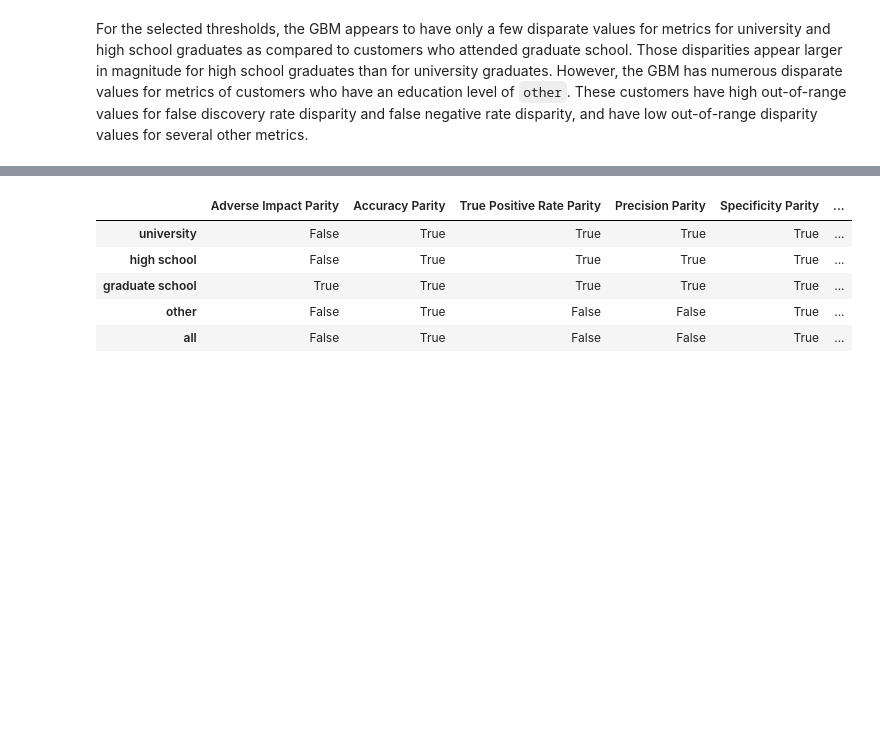
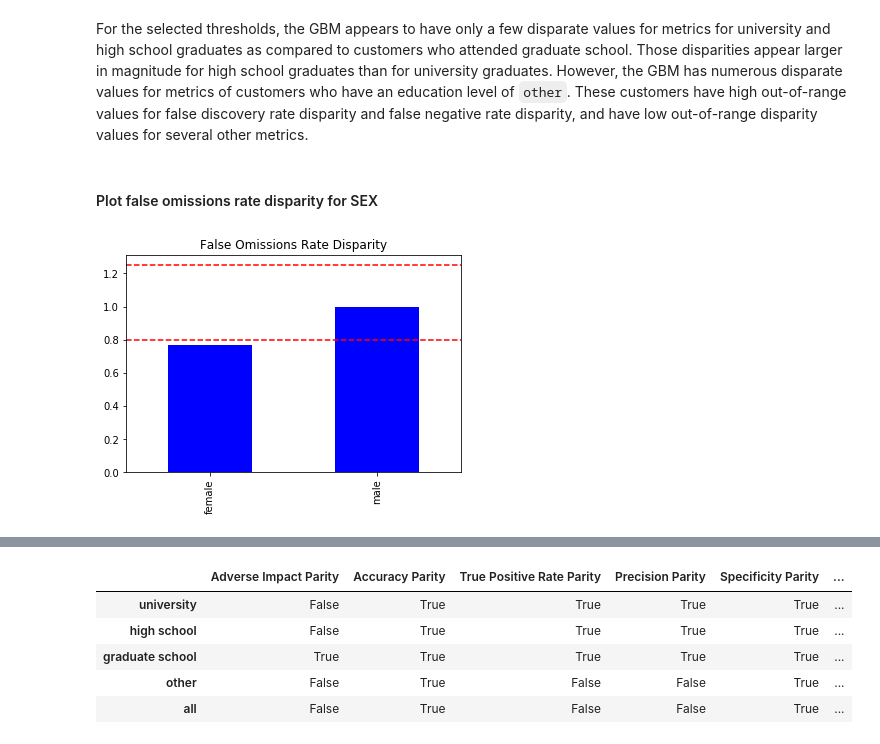
Before and after one commit to navdeep-G/interpretable-ml, a Jupyter notebook: python/jupyter-notebooks/credit/binomial/dia.ipynb, the cells around one changed output, grey strips where cells are left out. Cells and saved outputs as stored; diff of their text form; code cells hidden in the pictures; blank space fills up the shorter version.

```diff
--- a/python/jupyter-notebooks/credit/binomial/dia.ipynb
+++ b/python/jupyter-notebooks/credit/binomial/dia.ipynb
@@ -552,0 +636,20 @@ _ = metrics_frame['False Negative Rate'].plot(kind='bar', color='b', title='Fals
+# %%
+ref_level_gender = 'male' # user-defined reference level
+
+# init frame to store disparity measures
+disp_frame_gender = pd.DataFrame(index=sex_levels)
+
+# compare all metrics to reference level
+disp_frame_gender = metrics_frame_gender/metrics_frame_gender.loc[ref_level_gender, :]
+
+# change column names
+disp_frame_gender.columns=[col + ' Disparity' for col in metrics_frame_gender.columns]
+
+# small utility function to format pandas table output
+def disparate_red(val):
+
+    color = 'blue' if (parity_threshold_low < val < parity_threshold_hi) else 'red'
+    return 'color: %s' % color
+
+# display results
+disp_frame_gender.style.applymap(disparate_red)
@@ -584,4 +690,12 @@ disp_frame.style.applymap(disparate_red)
 | other | 0.249965 | 1.11522 | 0.306849 | 0.519178 | ... |
 # %% [markdown]
 For the selected thresholds, the GBM appears to have only a few disparate values for metrics for university and high school graduates as compared to customers who attended graduate school. Those disparities appear larger in magnitude for high school graduates than for university graduates. However, the GBM has numerous disparate values for metrics of customers who have an education level of `other`. These customers have high out-of-range values for false discovery rate disparity and false negative rate disparity, and have low out-of-range disparity values for several other metrics.
+# %% [markdown]
+#### Plot false omissions rate disparity for SEX
+# %%
+ax_gender = disp_frame_gender['False Omissions Rate Disparity'].plot(kind='bar', color='b', title='False Omissions Rate Disparity')
+_ = ax_gender.axhline(parity_threshold_low, color='r', linestyle='--')
+_ = ax_gender.axhline(parity_threshold_hi, color='r', linestyle='--')
+# %% [output]
+[figure, added]
 # %% [markdown]
```
Also changed, not shown: parts of 50 cells of this notebook.
